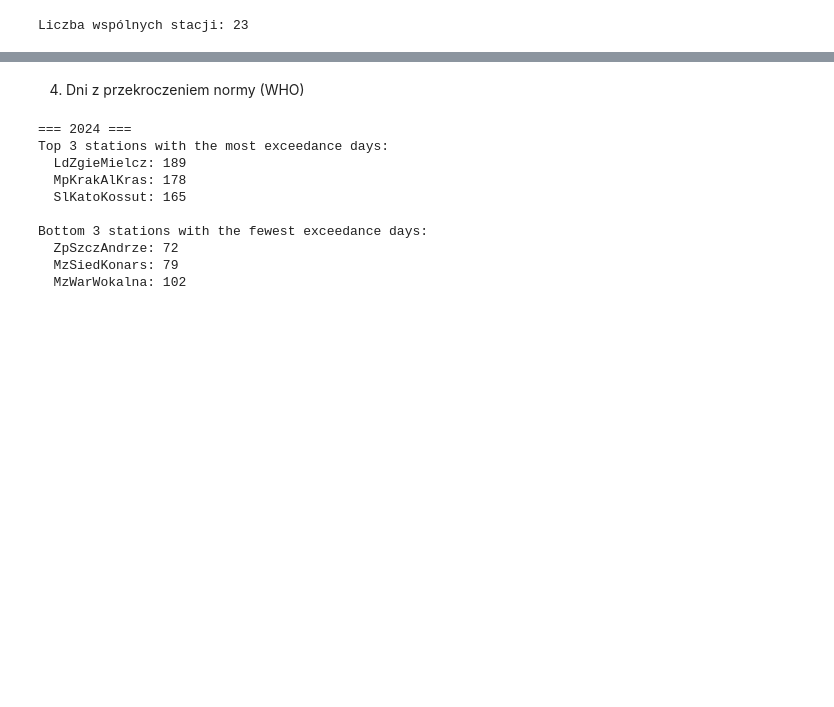
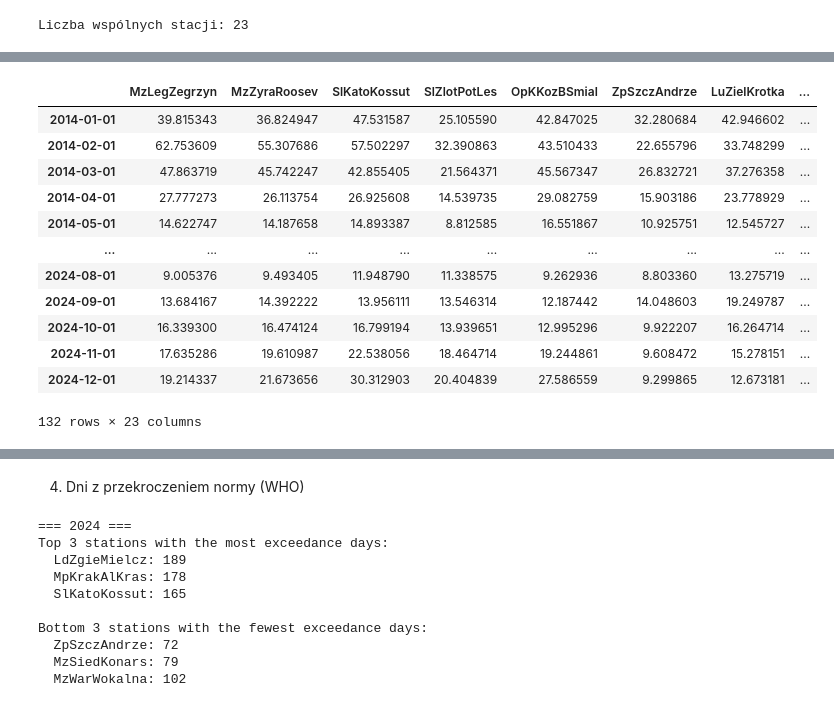
Before and after one commit to drawa-proj/fork_proj3_ztp, a Jupyter notebook: projekt_1_student.ipynb, the cells around one changed output, grey strips where cells are left out. Saved outputs shown, nothing was run; the diff lists cells and outputs as text; code cells hidden in the pictures; blank space fills up the shorter version.

```diff
--- a/projekt_1_student.ipynb
+++ b/projekt_1_student.ipynb
@@ -398 +449,18 @@ def years_heatmaps_cities(df: pd.DataFrame, cities: list, years: list, *, meta=m
+# %%
+# Exercise 2, part with mean values
+time_to_month(df)
+# %% [output]
+|  | MzLegZegrzyn | MzZyraRoosev | SlKatoKossut | SlZlotPotLes | OpKKozBSmial | ZpSzczAndrze | LuZielKrotka | ... |
+| 2014-01-01 | 39.815343 | 36.824947 | 47.531587 | 25.105590 | 42.847025 | 32.280684 | 42.946602 | ... |
+| 2014-02-01 | 62.753609 | 55.307686 | 57.502297 | 32.390863 | 43.510433 | 22.655796 | 33.748299 | ... |
+| 2014-03-01 | 47.863719 | 45.742247 | 42.855405 | 21.564371 | 45.567347 | 26.832721 | 37.276358 | ... |
+| 2014-04-01 | 27.777273 | 26.113754 | 26.925608 | 14.539735 | 29.082759 | 15.903186 | 23.778929 | ... |
+| 2014-05-01 | 14.622747 | 14.187658 | 14.893387 | 8.812585 | 16.551867 | 10.925751 | 12.545727 | ... |
+| ... | ... | ... | ... | ... | ... | ... | ... | ... |
+| 2024-08-01 | 9.005376 | 9.493405 | 11.948790 | 11.338575 | 9.262936 | 8.803360 | 13.275719 | ... |
+| 2024-09-01 | 13.684167 | 14.392222 | 13.956111 | 13.546314 | 12.187442 | 14.048603 | 19.249787 | ... |
+| 2024-10-01 | 16.339300 | 16.474124 | 16.799194 | 13.939651 | 12.995296 | 9.922207 | 16.264714 | ... |
+| 2024-11-01 | 17.635286 | 19.610987 | 22.538056 | 18.464714 | 19.244861 | 9.608472 | 15.278151 | ... |
+| 2024-12-01 | 19.214337 | 21.673656 | 30.312903 | 20.404839 | 27.586559 | 9.299865 | 12.673181 | ... |
+132 rows × 23 columns
 # %%
```
Also changed, not shown: parts of 22 cells of this notebook, 1 other file.
